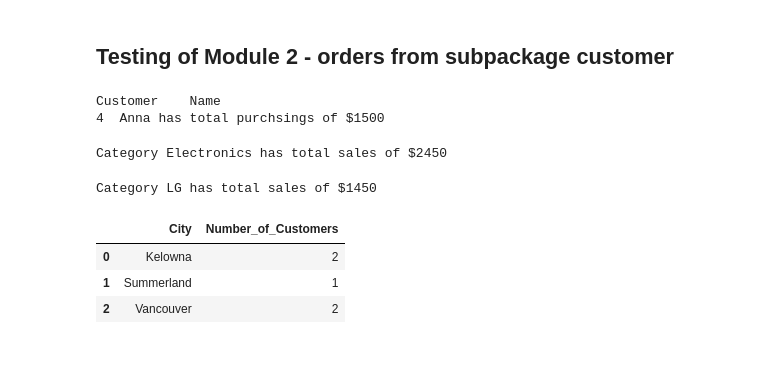
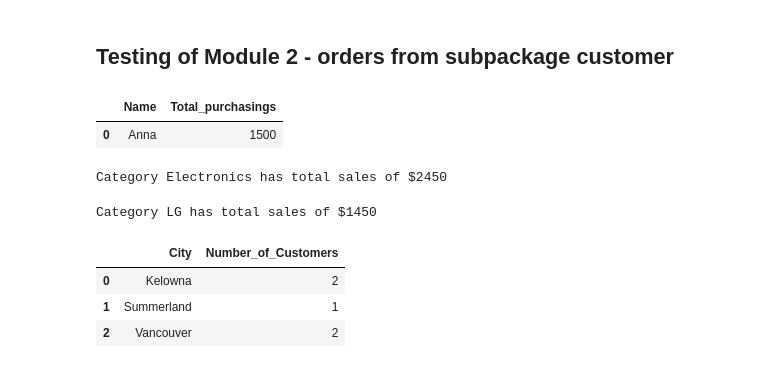
Before and after one commit to aishwaryasharma10/Lab2_DataCollection, a Jupyter notebook: project.ipynb, the cells around one changed output. Cells and saved outputs as stored; diff of their text form; code cells hidden in the pictures.

Commit message:
package-customer final files

```diff
--- a/project.ipynb
+++ b/project.ipynb
@@ -58,12 +58,12 @@ c_pi.get_by_Product_Category(cust_data, cat)
 # %% [markdown]
 ## Testing of Module 2 - orders from subpackage customer
 # %%
-# function to check the total purchasings of customer
+# 1. function to check the total purchasings of given customer
 value = "anna@gmail.com"
 
-total = c_o.total_purchase(cust_data, value)
-print(f"Customer {cust_data[cust_data['Email'] == value][['Name']].head(1)} has total purchsings of ${total}")
+result = c_o.total_purchase(cust_data, value)
+result
 # %% [output]
-Customer    Name
-4  Anna has total purchsings of $1500
+|  | Name | Total_purchasings |
+| 0 | Anna | 1500 |
 # %%
```
Also changed, not shown: parts of 10 cells of this notebook, 3 other files.
